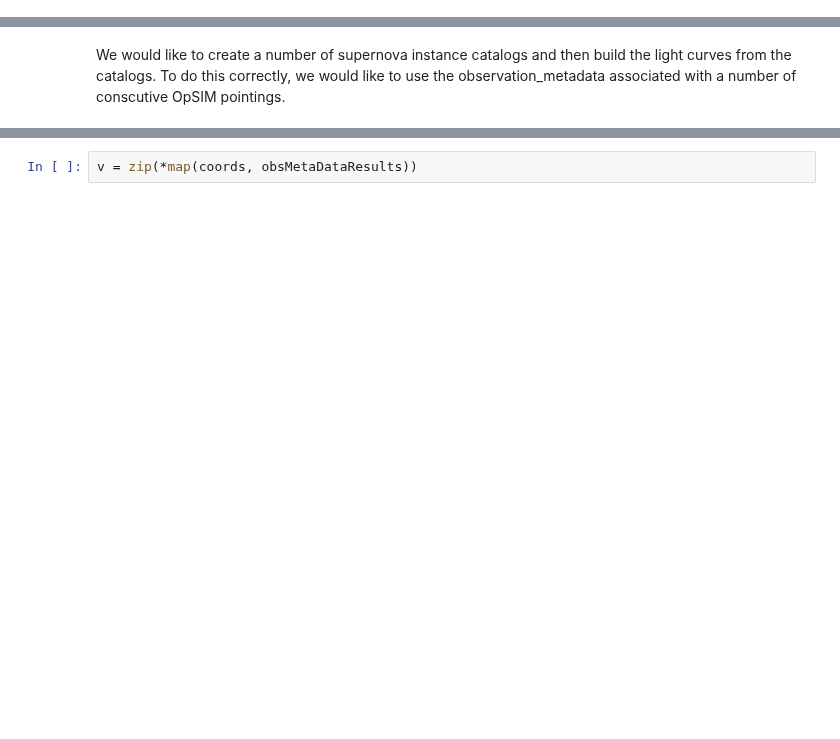
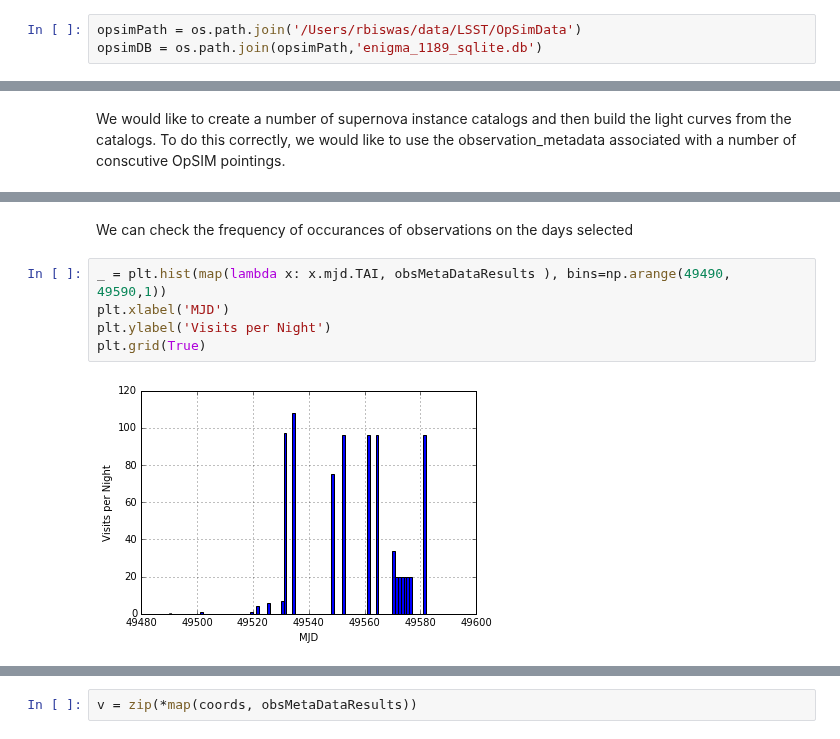
Before and after one commit to lsst-sims/legacy_sims_catUtils, a Jupyter notebook: examples/SNCatalog_example.ipynb, the cells around one changed output, grey strips where cells are left out. Saved outputs shown, nothing was run; the diff lists cells and outputs as text; blank space fills up the shorter version.

```diff
--- a/examples/SNCatalog_example.ipynb
+++ b/examples/SNCatalog_example.ipynb
@@ -6,6 +20,9 @@ import numpy as np
 import matplotlib.pyplot as plt
 import os
 import sqlite3
+# %%
+opsimPath = os.path.join('/Users/rbiswas/data/LSST/OpSimData')
+opsimDB = os.path.join(opsimPath,'enigma_1189_sqlite.db')
 # %%
 from lsst.sims.catUtils.mixins import CosmologyMixin
 from lsst.sims.utils import ObservationMetaData
@@ -226,0 +312,9 @@ print (len(obsMetaDataResults))
+# %% [markdown]
+We can check the frequency of occurances of observations on the days selected
+# %%
+_ = plt.hist(map(lambda x: x.mjd.TAI, obsMetaDataResults ), bins=np.arange(49490, 49590,1))
+plt.xlabel('MJD')
+plt.ylabel('Visits per Night')
+plt.grid(True)
+# %% [output]
+[figure, added]
```
Also changed, not shown: parts of 74 cells of this notebook.
